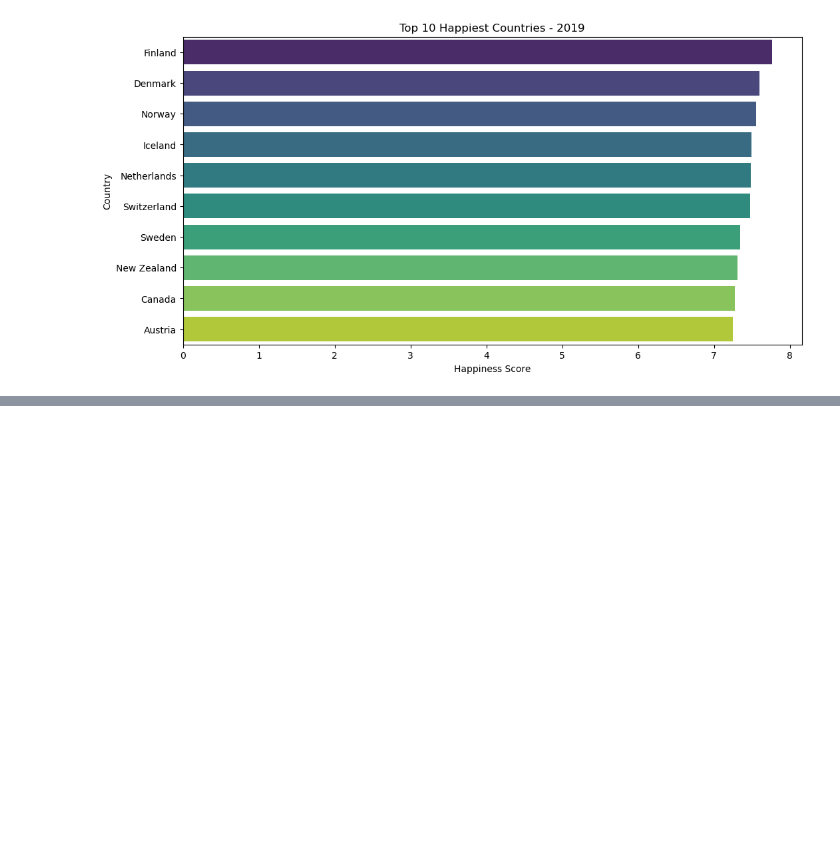
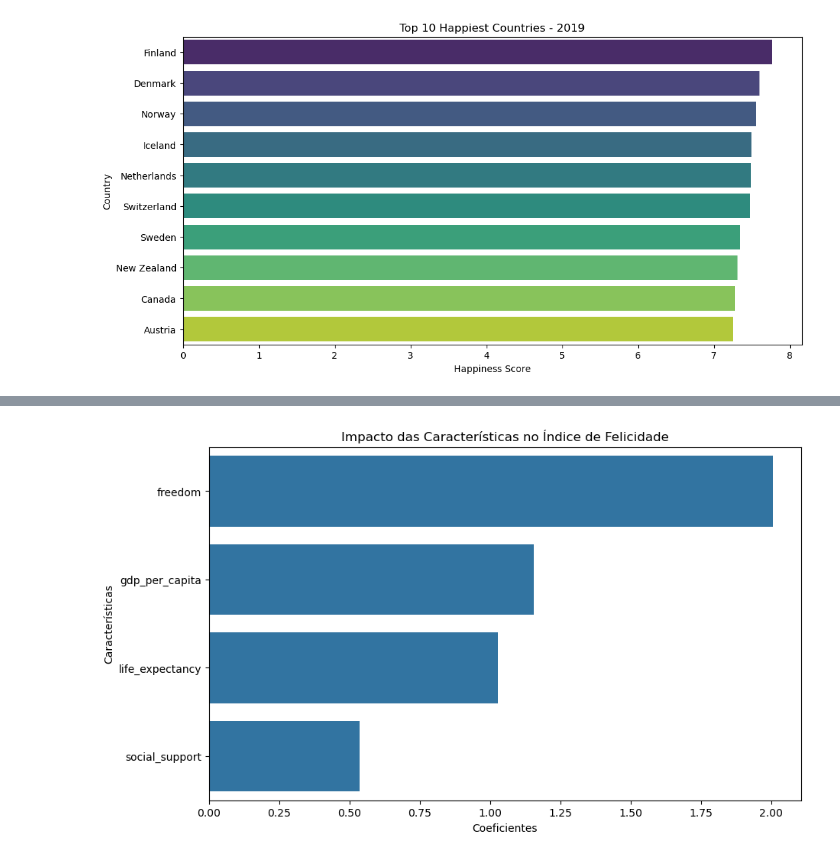
Before and after one commit to gustavoledandeck/Felicidade-Global, a Jupyter notebook: notebooks/Analise_Felicidade.ipynb, the cells around one changed output, grey strips where cells are left out. Cells and saved outputs as stored; diff of their text form; code cells hidden in the pictures; blank space fills up the shorter version.

```diff
--- a/notebooks/Analise_Felicidade.ipynb
+++ b/notebooks/Analise_Felicidade.ipynb
@@ -202,0 +243,13 @@ Passing `palette` without assigning `hue` is deprecated and will be removed in v
+# %%
+#5º Gráfico: Impacto das Características no Índice de Felicidade - Gráfico gerado a partir da regressão linear
+features = X_train.columns
+coeficientes = pd.DataFrame({'Características': features, 'Coeficientes': model.coef_})
+coeficientes = coeficientes.sort_values('Coeficientes', ascending=False)
+
+plt.figure(figsize=(10, 6))
+sns.barplot(x='Coeficientes', y='Características', data=coeficientes)
+plt.title('Impacto das Características no Índice de Felicidade')
+plt.savefig('../reports/carcteristicas_ind_felicidade.png')
+plt.show()
+# %% [output]
+[figure, added]
```
Also changed, not shown: parts of 3 cells of this notebook, 2 other files.
